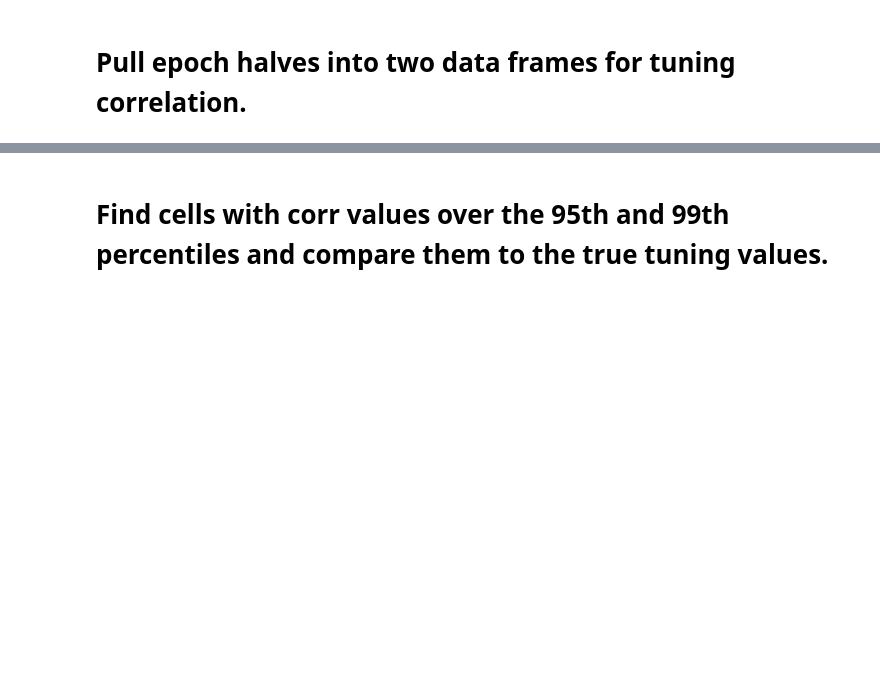
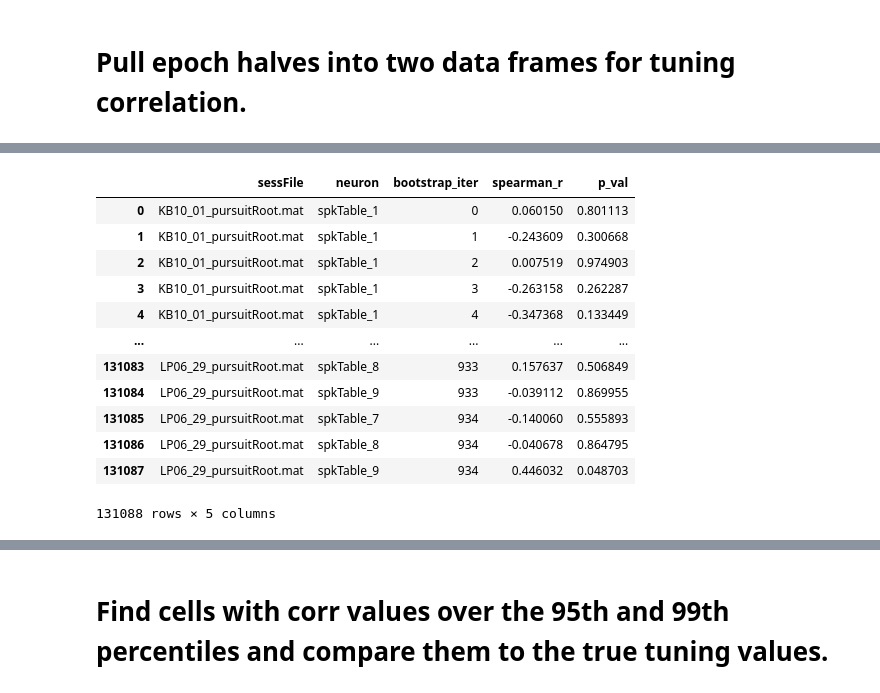
Before and after one commit to bigbrainmay/pursuit, a Jupyter notebook: Tuning Curves.ipynb, the cells around one changed output, grey strips where cells are left out. Saved outputs shown, nothing was run; the diff lists cells and outputs as text; code cells hidden in the pictures; blank space fills up the shorter version.

Commit message:
editing tuning functions

```diff
--- a/Tuning Curves.ipynb
+++ b/Tuning Curves.ipynb
@@ -158,5 +129,5 @@ def assign_epochs(dataframe):
 #CA1_clean_time_epochs = pursuit.tuning.assign_epochs(CA1_clean_time)
 #CA3_clean_time_epochs = pursuit.tuning.assign_epochs(CA3_clean_time)
 
-RSC_clean_time_epochs = pursuit.tuning.assign_epochs(RSC_clean_time)
+#RSC_clean_time_epochs = pursuit.tuning.assign_epochs(RSC_clean_time)
 PPC_clean_time_epochs = pursuit.tuning.assign_epochs(PPC_clean_time)
@@ -411,3 +195,19 @@ PPC_odd_even_tuning = pursuit.tuning.bootstrap_all_sessions(PPC_epoch_odd_min, P
 
 #CA3_first_second_tuning = pursuit.tuning.bootstrap_all_sessions(CA3_epoch_first_half, CA3_epoch_second_half, circle_boundaries)
 #CA3_odd_even_tuning = pursuit.tuning.bootstrap_all_sessions(CA3_epoch_odd_min, CA3_epoch_even_min, circle_boundaries)
+# %%
+RSC_first_second_tuning
+# %% [output]
+|  | sessFile | neuron | bootstrap_iter | spearman_r | p_val |
+| 0 | KB10_01_pursuitRoot.mat | spkTable_1 | 0 | 0.060150 | 0.801113 |
+| 1 | KB10_01_pursuitRoot.mat | spkTable_1 | 1 | -0.243609 | 0.300668 |
+| 2 | KB10_01_pursuitRoot.mat | spkTable_1 | 2 | 0.007519 | 0.974903 |
+| 3 | KB10_01_pursuitRoot.mat | spkTable_1 | 3 | -0.263158 | 0.262287 |
+| 4 | KB10_01_pursuitRoot.mat | spkTable_1 | 4 | -0.347368 | 0.133449 |
+| ... | ... | ... | ... | ... | ... |
+| 131083 | LP06_29_pursuitRoot.mat | spkTable_8 | 933 | 0.157637 | 0.506849 |
+| 131084 | LP06_29_pursuitRoot.mat | spkTable_9 | 933 | -0.039112 | 0.869955 |
+| 131085 | LP06_29_pursuitRoot.mat | spkTable_7 | 934 | -0.140060 | 0.555893 |
+| 131086 | LP06_29_pursuitRoot.mat | spkTable_8 | 934 | -0.040678 | 0.864795 |
+| 131087 | LP06_29_pursuitRoot.mat | spkTable_9 | 934 | 0.446032 | 0.048703 |
+131088 rows × 5 columns
```
Also changed, not shown: parts of 32 cells of this notebook.
